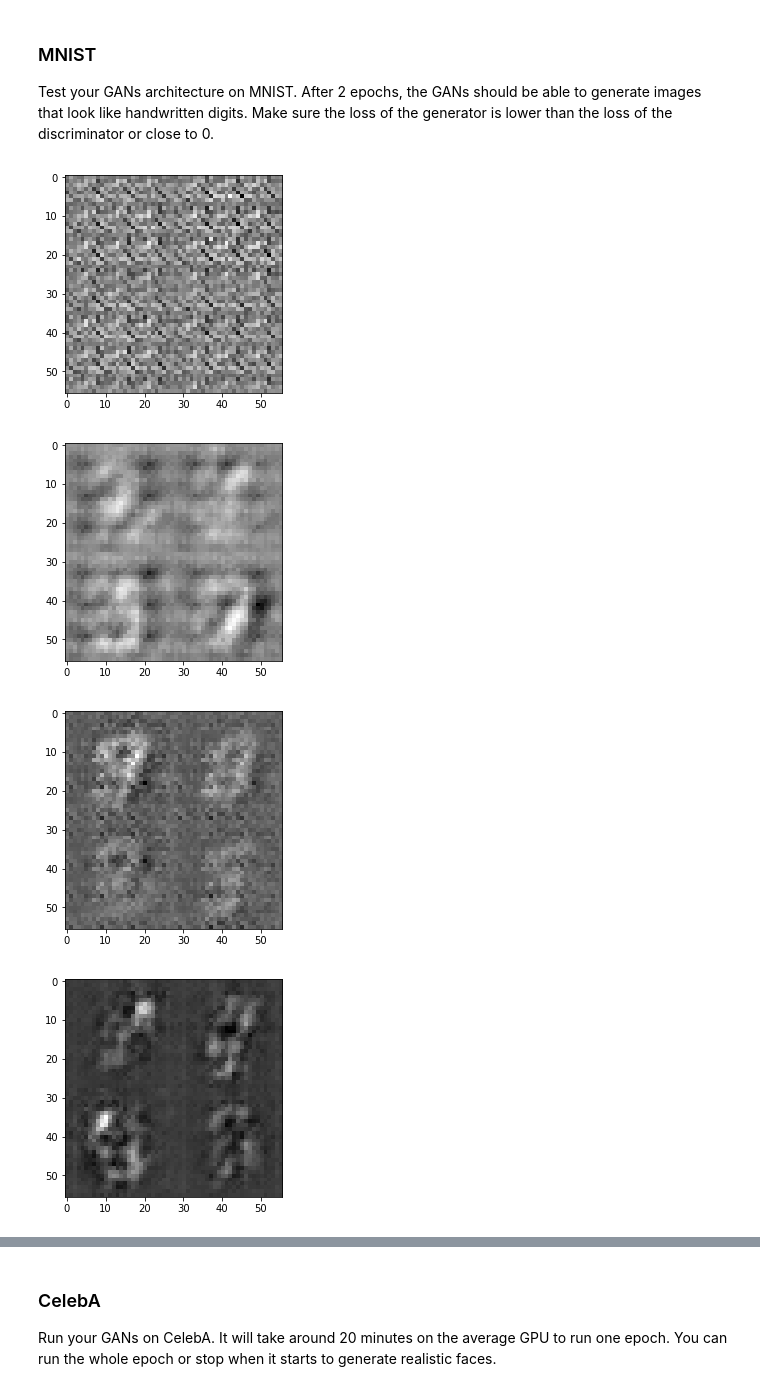
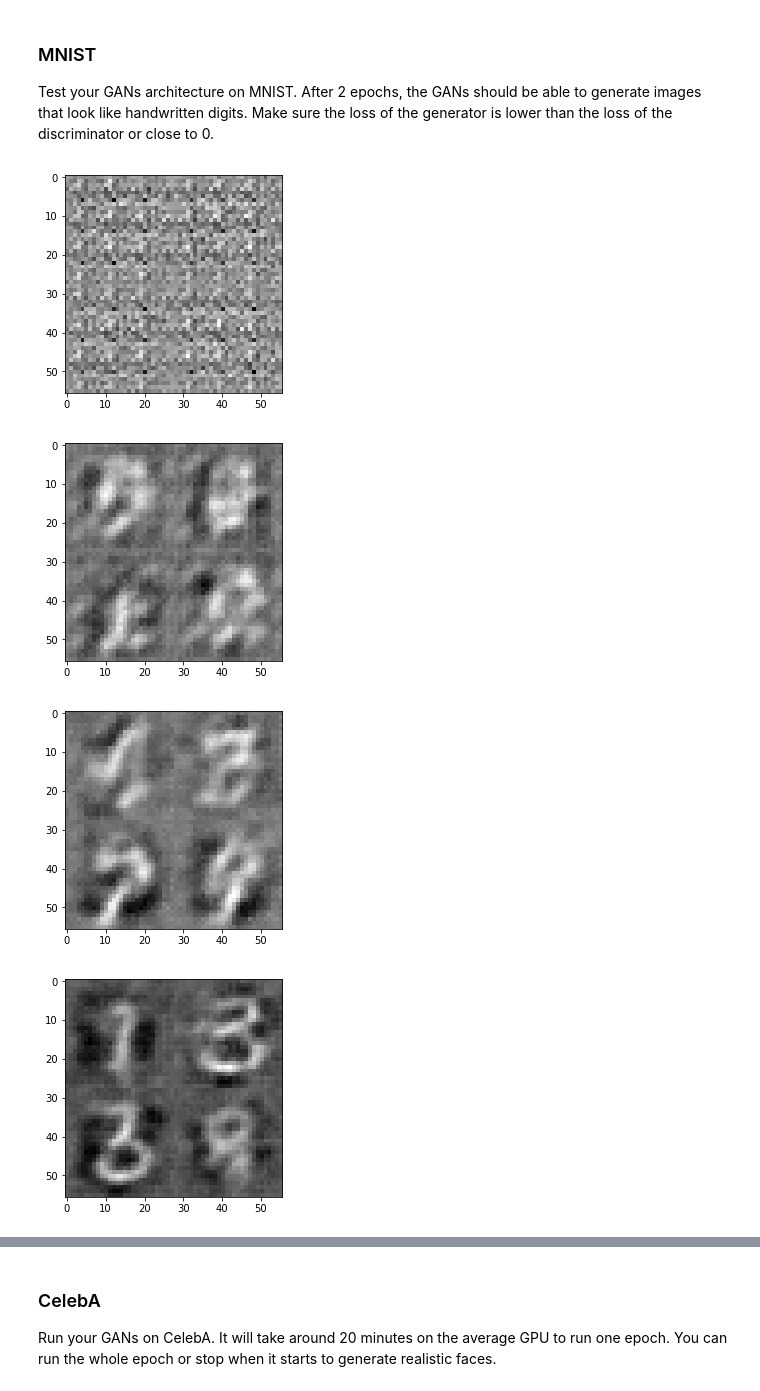
Before and after one commit to mzaradzki/umooc, a Jupyter notebook: face_generation/dlnd_face_generation.ipynb, the cells around one changed output, grey strips where cells are left out. Drawn from its saved outputs; the diff is of its cells as text; code cells hidden in the pictures.

Commit message:
tune parameter initialization and regularization

```diff
--- a/face_generation/dlnd_face_generation.ipynb
+++ b/face_generation/dlnd_face_generation.ipynb
@@ -170,20 +170,30 @@ def discriminator(images, reuse=False):
             return out, logits
         else:
             # Image shape = 28x28x3
-            x1 = tf.layers.conv2d(images, 64, kernel_size, strides=2, padding='same')
+            x1 = tf.layers.conv2d(images, 64, kernel_size, strides=2,
+                                  kernel_initializer=tf.contrib.layers.xavier_initializer(),
+                                  padding='same')
             # WARNING : no batchnorm at first layer
             x1 = leaky_relu(x1)
             # new shape = 14x14x64
 
-            x2 = tf.layers.conv2d(x1, 128, kernel_size, strides=2, padding='same')
+            x2 = tf.layers.conv2d(x1, 128, kernel_size, strides=2,
+                                  kernel_initializer=tf.contrib.layers.xavier_initializer(),
+                                  padding='same')
             x2 = tf.layers.batch_normalization(x2, training=True)
             x2 = leaky_relu(x2)
             # new shape = 7x7x128
 
-            x3 = tf.layers.conv2d(x2, 256, kernel_size, strides=2, padding='same')
+            x3 = tf.layers.conv2d(x2, 256, kernel_size, strides=2,
+                                  kernel_initializer=tf.contrib.layers.xavier_initializer(),
+                                  padding='same')
             x3 = tf.layers.batch_normalization(x3, training=True)
             x3 = leaky_relu(x3)
             # new shape = 4x4x256
+
+            # WARNING : best to have a dropout between last Leaky_RELU and Sigmoid ?
+            if True:
+                x3 = tf.nn.dropout(x3, keep_prob=0.80) # mild regularization
 
             flat = tf.reshape(x3, (-1, 4*4*256))
             logits = tf.layers.dense(flat, 1)
@@ -233,17 +243,26 @@ def generator(z, out_channel_dim, is_train=True):
             x1 = leaky_relu(x1)
             # new shape = 4x4x512
 
-            x2 = tf.layers.conv2d_transpose(x1, 256, kernel_size, strides=2, padding='same')
+            x2 = tf.layers.conv2d_transpose(x1, 256, kernel_size, strides=2,
+                                            kernel_initializer=tf.contrib.layers.xavier_initializer(),
+                                            padding='same')
             x2 = tf.layers.batch_normalization(x2, training=is_train)
             x2 = leaky_relu(x2)
             # new shape = 8x8x256 now
 
-            x3 = tf.layers.conv2d_transpose(x2, 128, kernel_size, strides=2, padding='same')
+            x3 = tf.layers.conv2d_transpose(x2, 128, kernel_size, strides=2,
+                                            kernel_initializer=tf.contrib.layers.xavier_initializer(),
+                                            padding='same')
             x3 = tf.layers.batch_normalization(x3, training=is_train)
             x3 = leaky_relu(x3)
             # new shape = 16x16x128
 
-            pre_logits = tf.layers.conv2d_transpose(x3, out_channel_dim, kernel_size, strides=2, padding='same')
+            if True:
+                x3 = tf.nn.dropout(x3, keep_prob=0.80) # mild regularization
+
+            pre_logits = tf.layers.conv2d_transpose(x3, out_channel_dim, kernel_size, strides=2,
+                                                    kernel_initializer=tf.contrib.layers.xavier_initializer(),
+                                                    padding='same')
             # new shape = 32x32x3
 
             # INFO : needs to crop borders
@@ -418,8 +439,11 @@ def train(epoch_count, batch_size, z_dim, learning_rate, beta1, get_batches, dat
                                                      input_z: batch_z,
                                                      lr: learning_rate})
 
-                _ = sess.run(g_train_opt, feed_dict={input_z: batch_z,
-                                                     lr: learning_rate})
+                # INFO : tip from blog http://bamos.github.io/2016/08/09/deep-completion/
+                # "Run g_optim twice to make sure that d_loss does not go to zero"
+                for g_opt_iter in range(2):
+                    _ = sess.run(g_train_opt, feed_dict={input_z: batch_z,
+                                                         lr: learning_rate})
 
                 if (c % 100 == 0):
                     show_generator_output(sess,
@@ -445,23 +469,23 @@ def train(epoch_count, batch_size, z_dim, learning_rate, beta1, get_batches, dat
 ### MNIST
 Test your GANs architecture on MNIST.  After 2 epochs, the GANs should be able to generate images that look like handwritten digits.  Make sure the loss of the generator is lower than the loss of the discriminator or close to 0.
 # %%
-batch_size = 128
+batch_size = 64 # advised to be in range [32,64] (also best for GPU to be power of 2)
 z_dim = 100
-learning_rate = 0.0005
-beta1 = 0.50 # value as per lecture
+learning_rate = 0.0005 # "DCGAN with this architectural remains stable with LR between 0.0001 and 0.0008"
+beta1 = 0.50 # value as per lecture, see this paper https://arxiv.org/pdf/1511.06434.pdf
 
 
 """
 DON'T MODIFY ANYTHING IN THIS CELL THAT IS BELOW THIS LINE
 """
 epochs = 1
 
 mnist_dataset = helper.Dataset('mnist', glob(os.path.join(data_dir, 'mnist/*.jpg')))
 with tf.Graph().as_default():
     train(epochs, batch_size, z_dim, learning_rate, beta1, mnist_dataset.get_batches,
           mnist_dataset.shape, mnist_dataset.image_mode)
 # %% [output]
-[figure, old version]
+[figure, new version]
-[figure, old version]
+[figure, new version]
-[figure, old version]
+[figure, new version]
-[figure, old version]
+[figure, new version]
```
Also changed, not shown: parts of 6 cells of this notebook, 1 other file.
